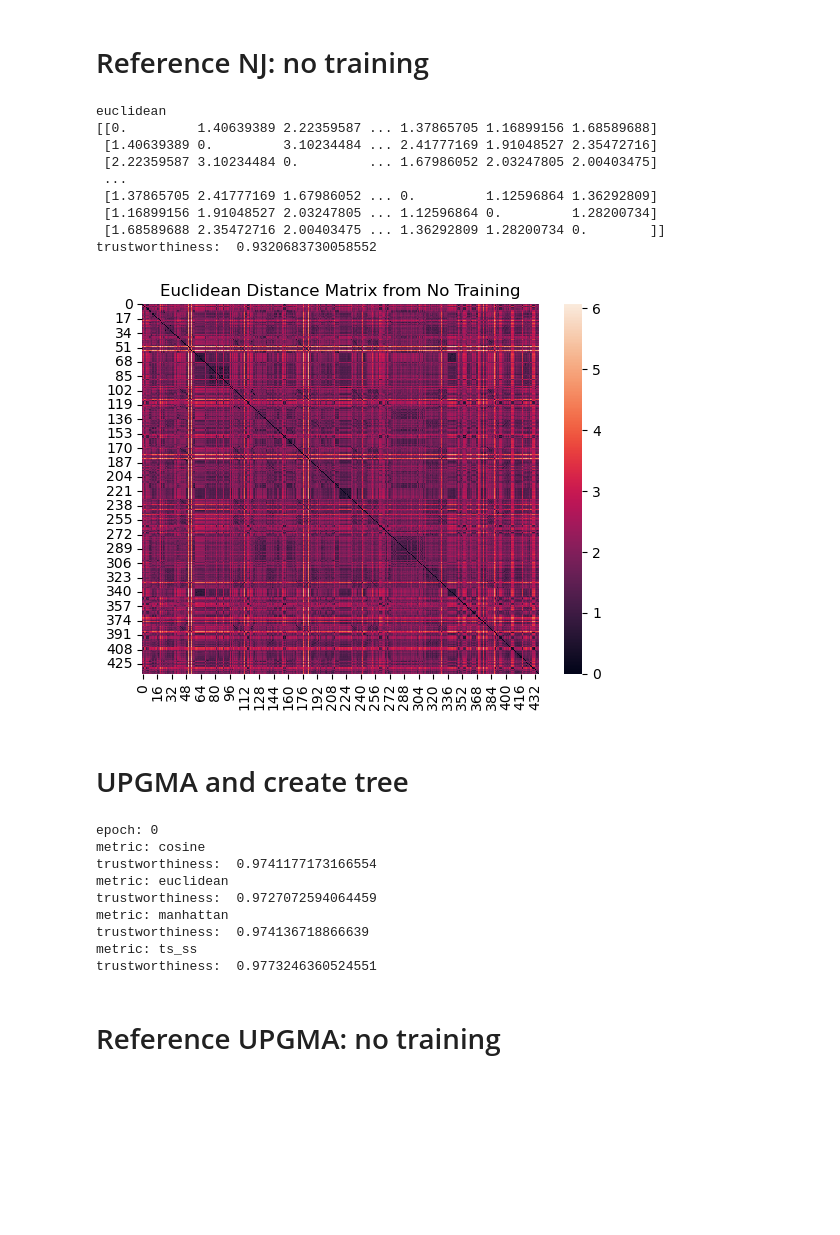
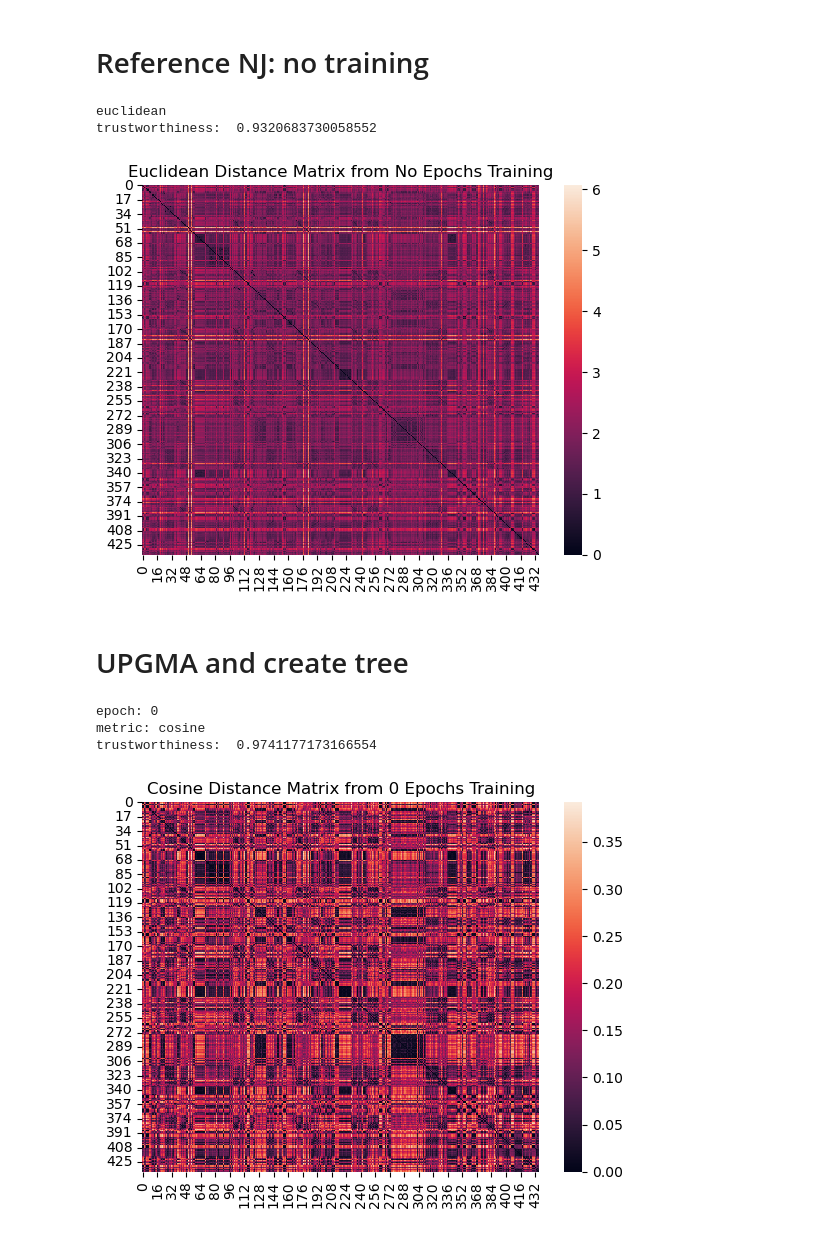
Before and after one commit to AlexanderFastner/Protein-Embeddings-to-Phylogenies, a Jupyter notebook: VAE.ipynb, the cells around one changed output. Saved outputs shown, nothing was run; the diff lists cells and outputs as text; code cells hidden in the pictures; blank space fills up the shorter version.

```diff
--- a/VAE.ipynb
+++ b/VAE.ipynb
@@ -32,6 +32,9 @@ out_path = "./out_dir/"
 writer = True
 gpu = False
 
+activation_function = "sigmoid"
+#exec(f"torch.nn.functional.{get_activation(self)}({self.latent(self.encoder(x))})")
+
 epoch = 1
 
 dim = 2560
@@ -238,14 +241,12 @@ tensor([[0.7289, 0.8060, 0.4339,  ..., 0.3539, 0.4556, 0.3622],
 metric_list = ["cosine","euclidean", "manhattan", "ts_ss"]
 
 
-def nj(metric_list, embedding_out, writer, out_path, epoch, dataset):
+def nj(metric_list, embedding_out, writer, out_path, epoch, trained,activation_function):
     for metric in metric_list:
         print(metric)
 
-        out_newick = out_path+"KLK_sig_esm2_nj_"+str(epoch)+"_"+metric+dataset+".newick"
+        out_newick = out_path+"KLK_"+activation_function+"_esm2_nj_"+str(epoch)+"_"+metric+trained+".newick"
 
-        embedding_out = encode.detach() #torch.stack(encode).detach()
-        #print(embedding_out)
 
         #distance metric
         dist = lib.distance_metric(embedding_out)
@@ -275,6 +276,6 @@ def nj(metric_list, embedding_out, writer, out_path, epoch, dataset):
                 w.write(newick)
                 w.close()
 
-
-nj(metric_list, embedding_out, writer, out_path, epoch+1, "")
+embedding_out = encode.detach()
+nj(metric_list[1:2], embedding_out, True, out_path, epoch, "",activation_function)
 # %% [output]
@@ -287,20 +287,13 @@ trustworthiness:  0.9723722892253068
 # %%
 writer = False
 
 metric_list = ["cosine","euclidean", "manhattan", "ts_ss"]
 
-nj(metric_list, embedding, writer, out_path, "No", "_notraining")
+nj(metric_list[1:2], embedding, writer, out_path, "No", "_notraining",activation_function)
 # %% [output]
 euclidean
-[[0.         1.40639389 2.22359587 ... 1.37865705 1.16899156 1.68589688]
- [1.40639389 0.         3.10234484 ... 2.41777169 1.91048527 2.35472716]
- [2.22359587 3.10234484 0.         ... 1.67986052 2.03247805 2.00403475]
- ...
- [1.37865705 2.41777169 1.67986052 ... 0.         1.12596864 1.36292809]
- [1.16899156 1.91048527 2.03247805 ... 1.12596864 0.         1.28200734]
- [1.68589688 2.35472716 2.00403475 ... 1.36292809 1.28200734 0.        ]]
 trustworthiness:  0.9320683730058552
-[figure, old version]
+[figure, new version]
 # %% [markdown]
 # UPGMA and create tree
 # %%
@@ -313,14 +306,14 @@ import string
 
 metric_list = ["cosine","euclidean", "manhattan", "ts_ss"]
 
-def upgma(metric_list, embedding_out, writer, out_path, epoch, dataset,heatmap):
+def upgma(metric_list, embedding_out, writer, out_path, epoch, trained ,activation_function):
 
     print("epoch:",epoch)
 
     for metric in metric_list:
         print("metric:", metric)
 
-        out_newick = out_path+"KLK_sig_esm2_upgma_"+str(epoch)+"_"+metric+dataset+".newick"
+        out_newick = out_path+"KLK_"+activation_function+"_esm2_upgma_"+str(epoch)+"_"+metric+trained+".newick"
 
         embedding_out = encode.detach()
 
@@ -337,25 +330,18 @@ def upgma(metric_list, embedding_out, writer, out_path, epoch, dataset,heatmap):
         _trustworthiness = trustworthiness(distmat, _distmat, n_neighbors=10, metric='precomputed')
         print("trustworthiness: ", _trustworthiness)
 
-        if heatmap:
-            sns.heatmap(distmat).set(title=metric.capitalize()+' Distance Matrix from '+str(epoch)+' Epochs Training')
-            plt.savefig(out_path+'heatmap_training_sig_'+str(epoch)+'_'+metric+dataset+'.png', dpi=400)
+
+        sns.heatmap(distmat).set(title=metric.capitalize()+' Distance Matrix from '+str(epoch)+' Epochs Training')
+        #plt.savefig(out_path+'heatmap_training_sig_'+str(epoch)+'_'+metric+dataset+'.png', dpi=400)
 
         if writer:
             with open(out_newick, 'w') as w:
                 w.write(upgma)
                 w.close()
 
-upgma(metric_list, embedding_out, writer, out_path, epoch+10,"",False)
+upgma(metric_list[0:1], embedding_out, True, out_path, epoch, "",activation_function)
 # %% [output]
 epoch: 0
 metric: cosine
 trustworthiness:  0.9741177173166554
-metric: euclidean
-trustworthiness:  0.9727072594064459
-metric: manhattan
-trustworthiness:  0.974136718866639
-metric: ts_ss
-trustworthiness:  0.9773246360524551
+[figure, added]
-# %% [markdown]
-# Reference UPGMA: no training
```
Also changed, not shown: parts of 13 cells of this notebook, 42 other files.
